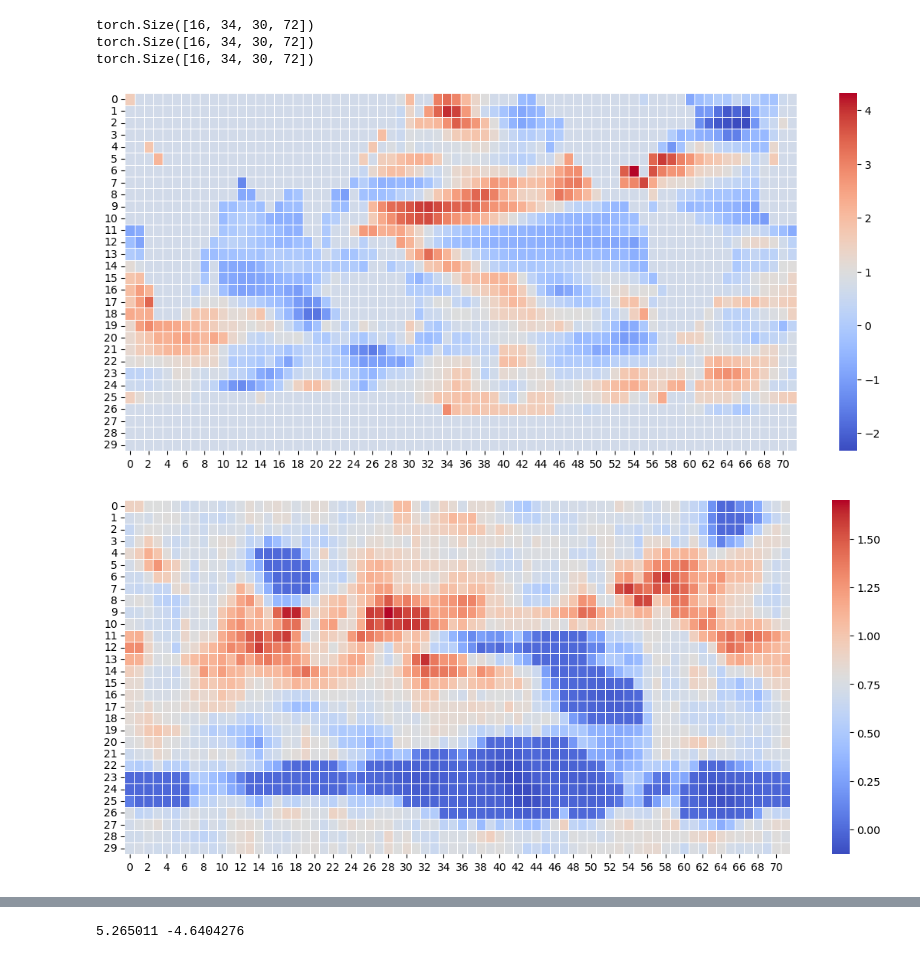
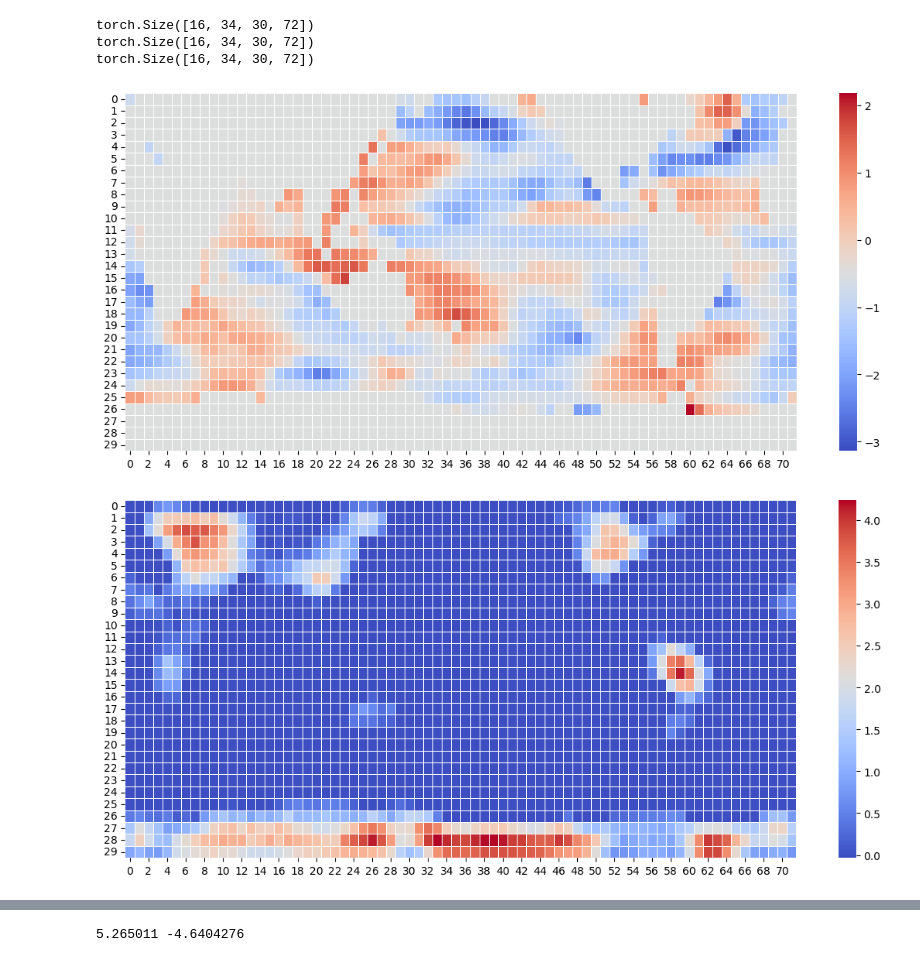
Before and after one commit to Victor2175/gm4cs-m, a Jupyter notebook: cvae.ipynb, the cells around one changed output, grey strips where cells are left out. Drawn from its saved outputs; the diff is of its cells as text; code cells hidden in the pictures.

```diff
--- a/cvae.ipynb
+++ b/cvae.ipynb
@@ -61,8 +61,8 @@ train_dataset, test_dataset = random_split(cope_dataset, [0.8, 0.2])
 train_dataloader = DataLoader(train_dataset, batch_size=batch_size, shuffle=True)
 test_dataloader = DataLoader(test_dataset, batch_size=batch_size, shuffle=True)
 # %%
-lr = 2e-3
-epochs = 10
+lr = 1.5e-3
+epochs = 30
 
 model = CVAE(mask=union_nan_mask, in_channels=34, latent_dim=100).to(device)
 optimizer = torch.optim.Adam(model.parameters(), lr=lr)
@@ -127,9 +133,9 @@ x, x_hat, y = x.numpy(), x_hat.numpy(), y.numpy()
 # %%
-plot_grid(x[0][33])
+plot_grid(x[0][0])
 # %% [output]
-[figure, old version]
+[figure, new version]
 # %%
-plot_grid(x_hat[0][33])
+plot_grid(x_hat[0][0])
 # %% [output]
-[figure, old version]
+[figure, new version]
 # %%
```
Also changed, not shown: parts of 7 cells of this notebook, 3 other files.
